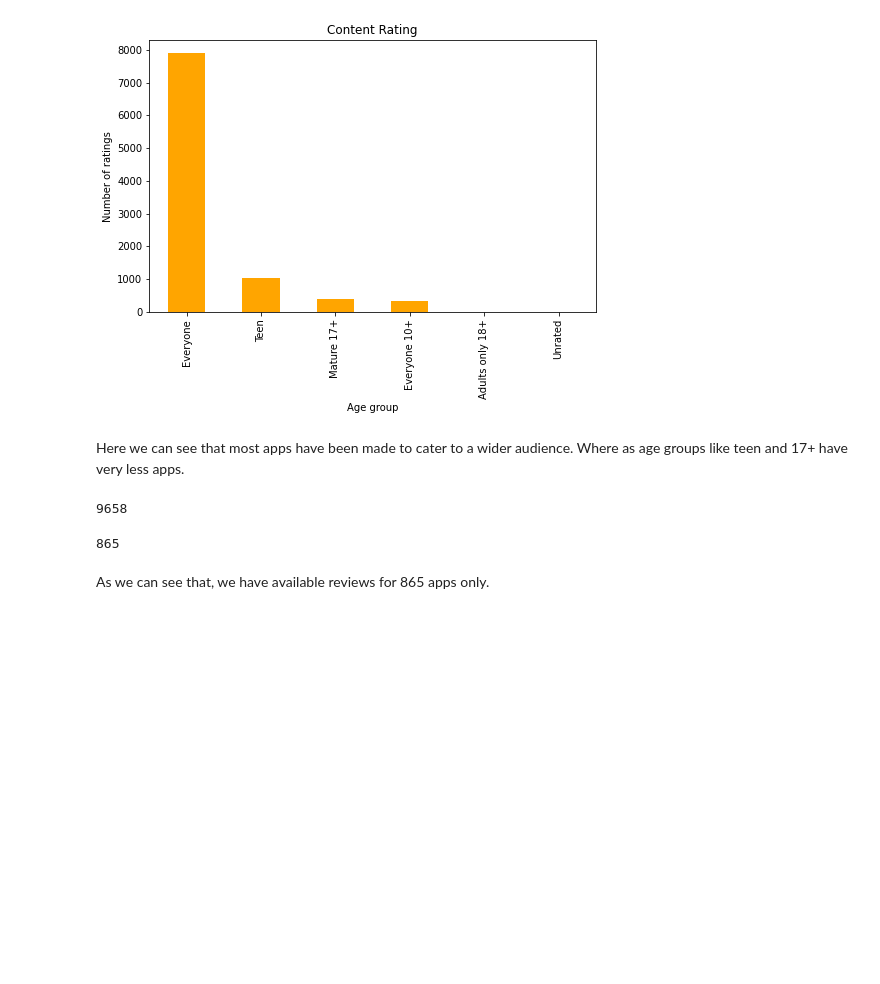
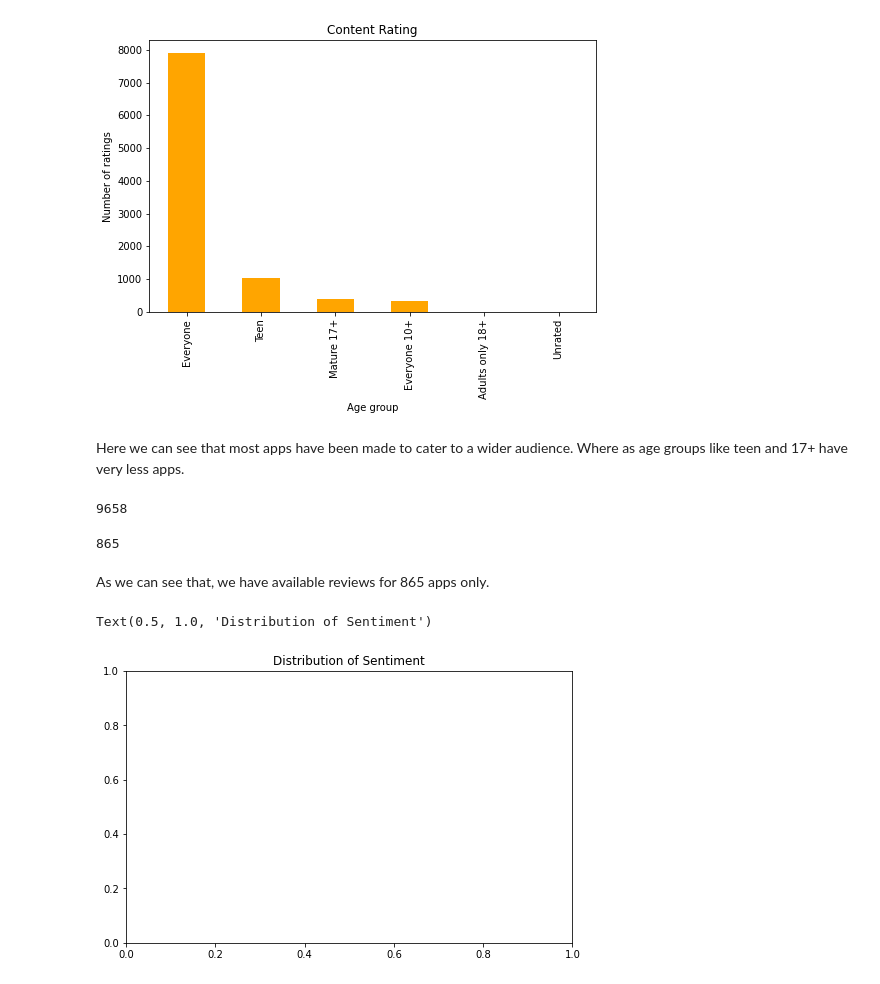
Before and after one commit to Pooja-Dalwani/PlayStoreAppReviewAnalysisEDA, a Jupyter notebook: Capstone_Project_PlayStoreAppReviewAnalysis.ipynb, the cells around one changed output. Saved outputs shown, nothing was run; the diff lists cells and outputs as text; code cells hidden in the pictures; blank space fills up the shorter version.

```diff
--- a/Capstone_Project_PlayStoreAppReviewAnalysis.ipynb
+++ b/Capstone_Project_PlayStoreAppReviewAnalysis.ipynb
@@ -548,3 +548,11 @@ reviews_df['App'].nunique()
 865
 # %% [markdown]
 As we can see that, we have available reviews for 865 apps only.
+# %%
+colors = ['tab:cyan', 'tab:orange', 'tab:pink']
+labels = ['Positive','Negative','Neutral']
+bbb = reviews_df['Sentiment'].value_counts()
+plt.title('Distribution of Sentiment')
+# %% [output]
+Text(0.5, 1.0, 'Distribution of Sentiment')
+[figure, added]
```
Also changed, not shown: parts of 3 cells of this notebook.
